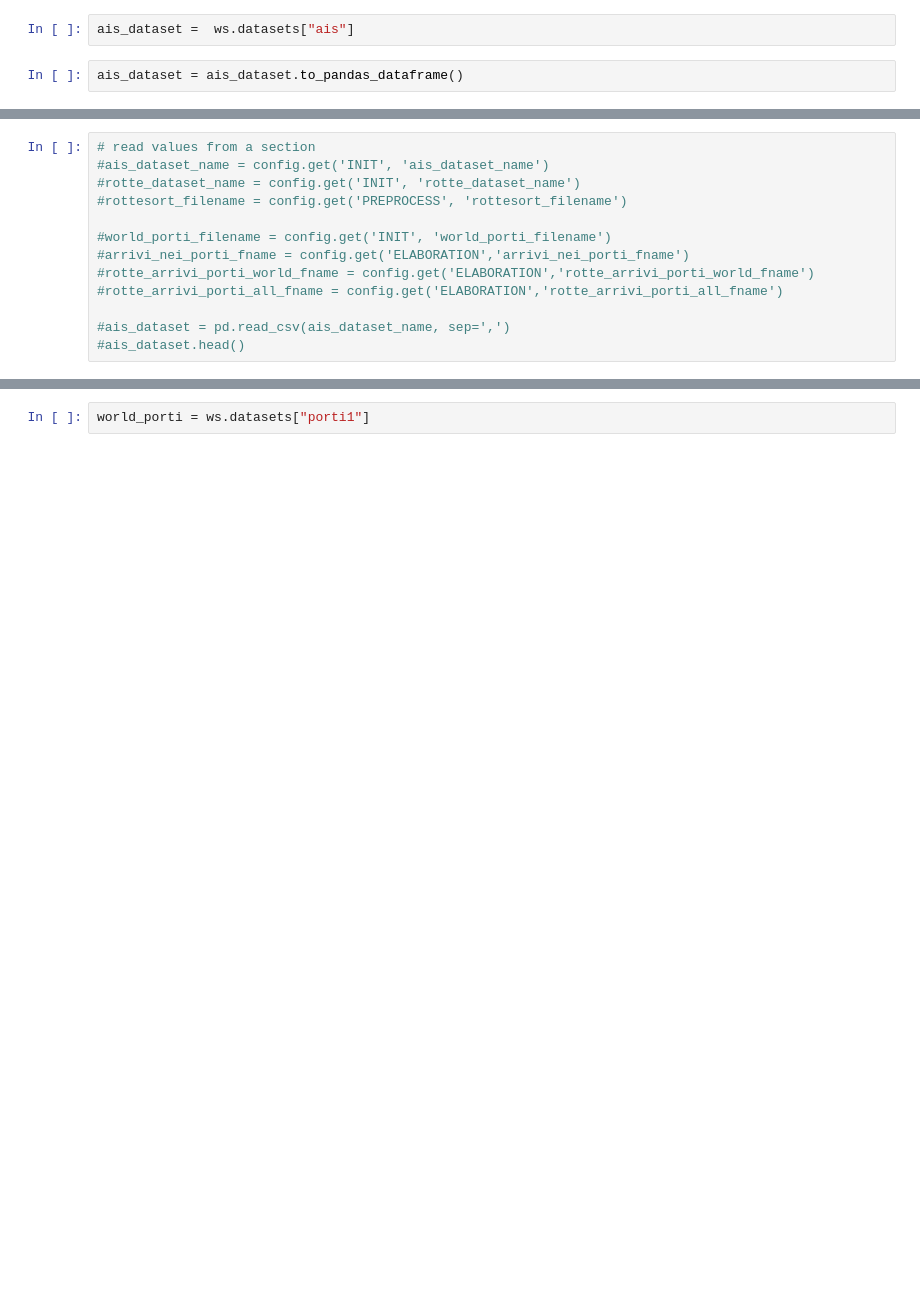
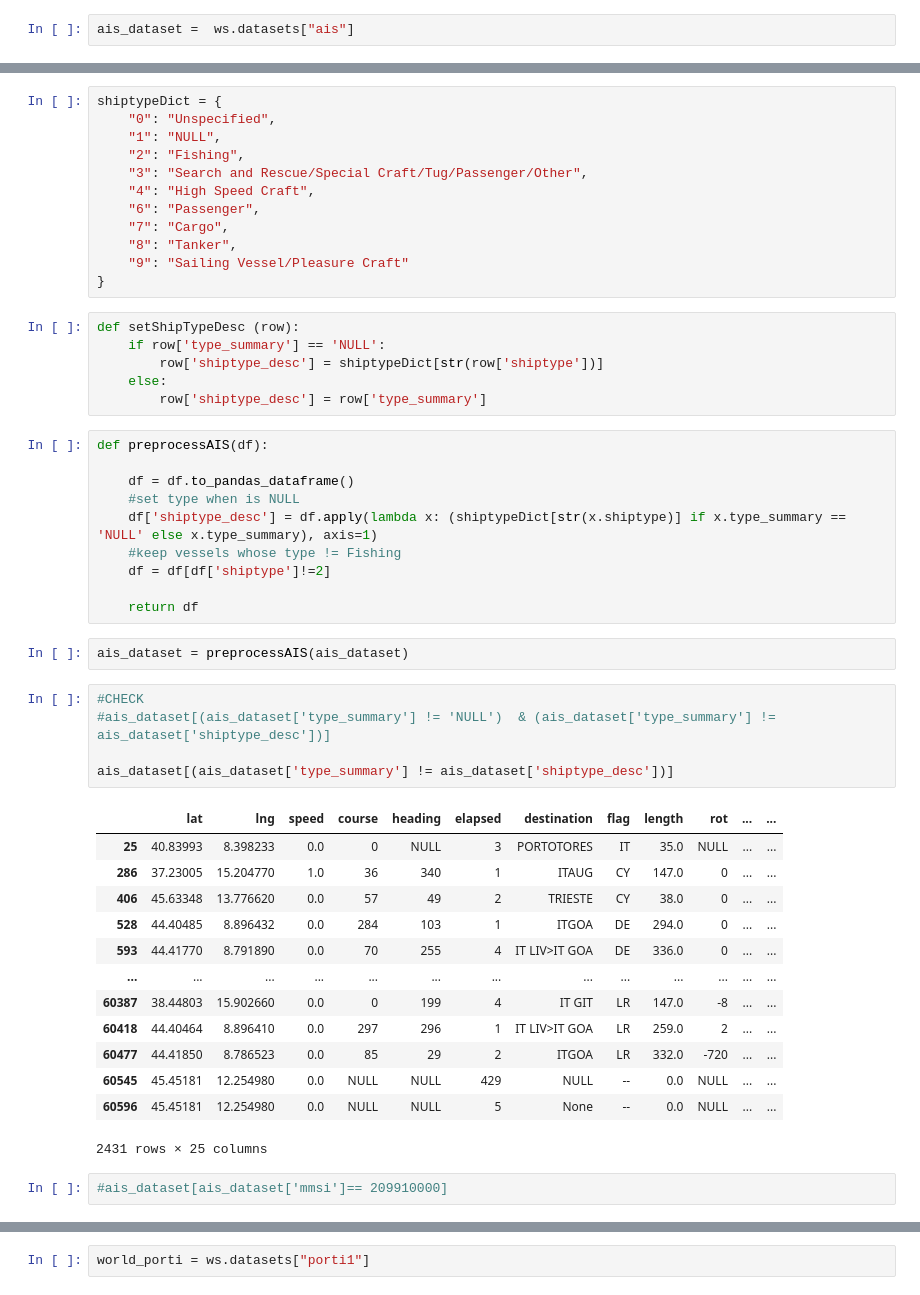
Before and after one commit to istat-methodology/istat-ais, a Jupyter notebook: notebooks/AIS-copy.ipynb, the cells around one changed output, grey strips where cells are left out. Saved outputs shown, nothing was run; the diff lists cells and outputs as text; blank space fills up the shorter version.

```diff
--- a/notebooks/AIS-copy.ipynb
+++ b/notebooks/AIS-copy.ipynb
@@ -24,4 +37,2 @@ Getting data access token with Assigned Identity (client_id=clientid) and endpoi
 # %%
 ais_dataset =  ws.datasets["ais"]
-# %%
-ais_dataset = ais_dataset.to_pandas_dataframe()
@@ -31,16 +39,54 @@ ais_dataset = ais_dataset.to_pandas_dataframe()
-# %%
-# read values from a section
-#ais_dataset_name = config.get('INIT', 'ais_dataset_name')
-#rotte_dataset_name = config.get('INIT', 'rotte_dataset_name')
-#rottesort_filename = config.get('PREPROCESS', 'rottesort_filename')
-
-#world_porti_filename = config.get('INIT', 'world_porti_filename')
-#arrivi_nei_porti_fname = config.get('ELABORATION','arrivi_nei_porti_fname')
-#rotte_arrivi_porti_world_fname = config.get('ELABORATION','rotte_arrivi_porti_world_fname')
-#rotte_arrivi_porti_all_fname = config.get('ELABORATION','rotte_arrivi_porti_all_fname')
-
-#ais_dataset = pd.read_csv(ais_dataset_name, sep=',')
-#ais_dataset.head()
+# %%
+shiptypeDict = {
+    "0": "Unspecified",
+    "1": "NULL",
+    "2": "Fishing",
+    "3": "Search and Rescue/Special Craft/Tug/Passenger/Other",
+    "4": "High Speed Craft",
+    "6": "Passenger",
+    "7": "Cargo",
+    "8": "Tanker",
+    "9": "Sailing Vessel/Pleasure Craft"
+}
+# %%
+def setShipTypeDesc (row):
+    if row['type_summary'] == 'NULL':
+        row['shiptype_desc'] = shiptypeDict[str(row['shiptype'])]
+    else:
+        row['shiptype_desc'] = row['type_summary']
+# %%
+def preprocessAIS(df):
+
+    df = df.to_pandas_dataframe()
+    #set type when is NULL
+    df['shiptype_desc'] = df.apply(lambda x: (shiptypeDict[str(x.shiptype)] if x.type_summary == 'NULL' else x.type_summary), axis=1)
+    #keep vessels whose type != Fishing
+    df = df[df['shiptype']!=2]
+
+    return df
+# %%
+ais_dataset = preprocessAIS(ais_dataset)
+# %%
+#CHECK
+#ais_dataset[(ais_dataset['type_summary'] != 'NULL')  & (ais_dataset['type_summary'] != ais_dataset['shiptype_desc'])]
+
+ais_dataset[(ais_dataset['type_summary'] != ais_dataset['shiptype_desc'])]
+# %% [output]
+|  | lat | lng | speed | course | heading | elapsed | destination | flag | length | rot | ... | ... |
+| 25 | 40.83993 | 8.398233 | 0.0 | 0 | NULL | 3 | PORTOTORES | IT | 35.0 | NULL | ... | ... |
+| 286 | 37.23005 | 15.204770 | 1.0 | 36 | 340 | 1 | ITAUG | CY | 147.0 | 0 | ... | ... |
+| 406 | 45.63348 | 13.776620 | 0.0 | 57 | 49 | 2 | TRIESTE | CY | 38.0 | 0 | ... | ... |
+| 528 | 44.40485 | 8.896432 | 0.0 | 284 | 103 | 1 | ITGOA | DE | 294.0 | 0 | ... | ... |
+| 593 | 44.41770 | 8.791890 | 0.0 | 70 | 255 | 4 | IT LIV>IT GOA | DE | 336.0 | 0 | ... | ... |
+| ... | ... | ... | ... | ... | ... | ... | ... | ... | ... | ... | ... | ... |
+| 60387 | 38.44803 | 15.902660 | 0.0 | 0 | 199 | 4 | IT GIT | LR | 147.0 | -8 | ... | ... |
+| 60418 | 44.40464 | 8.896410 | 0.0 | 297 | 296 | 1 | IT LIV>IT GOA | LR | 259.0 | 2 | ... | ... |
+| 60477 | 44.41850 | 8.786523 | 0.0 | 85 | 29 | 2 | ITGOA | LR | 332.0 | -720 | ... | ... |
+| 60545 | 45.45181 | 12.254980 | 0.0 | NULL | NULL | 429 | NULL | -- | 0.0 | NULL | ... | ... |
+| 60596 | 45.45181 | 12.254980 | 0.0 | NULL | NULL | 5 | None | -- | 0.0 | NULL | ... | ... |
+2431 rows × 25 columns
+# %%
+#ais_dataset[ais_dataset['mmsi']== 209910000]
 # %%
 vessels_type = ais_dataset['type_summary'].unique()
 vessels_flag = ais_dataset['flag'].unique()
```
Also changed, not shown: parts of 42 cells of this notebook.
